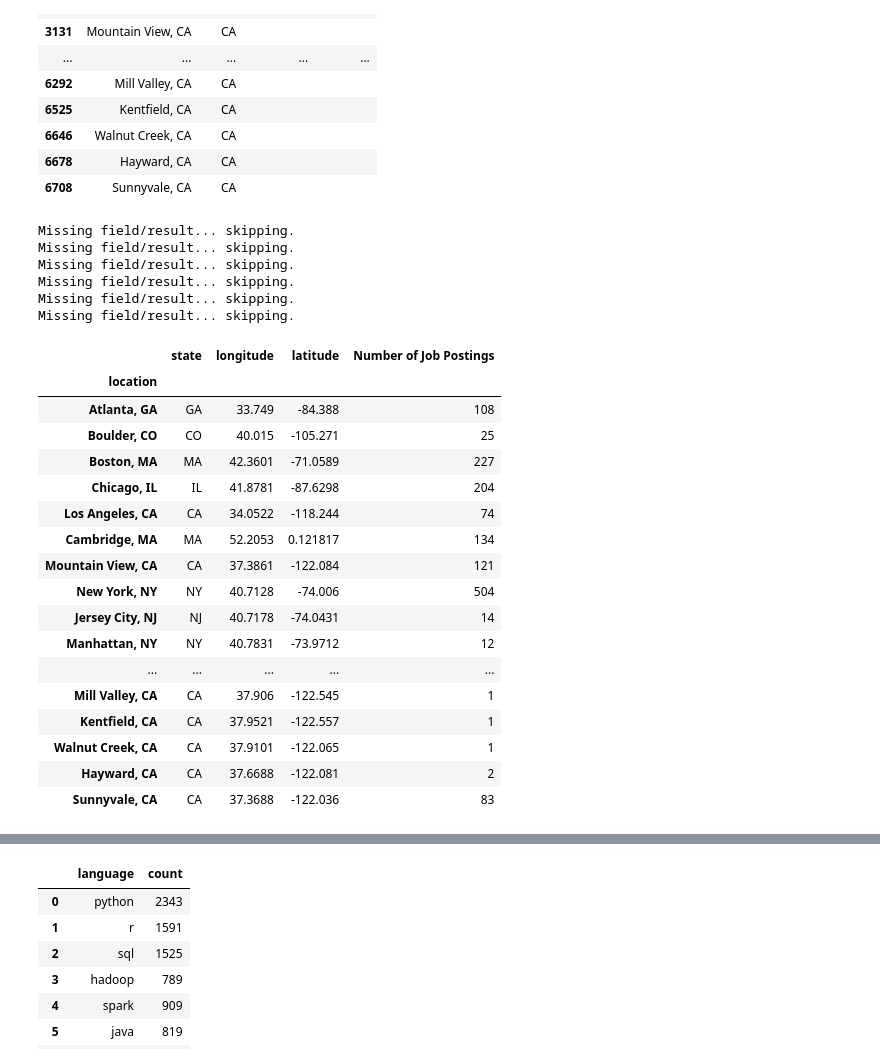
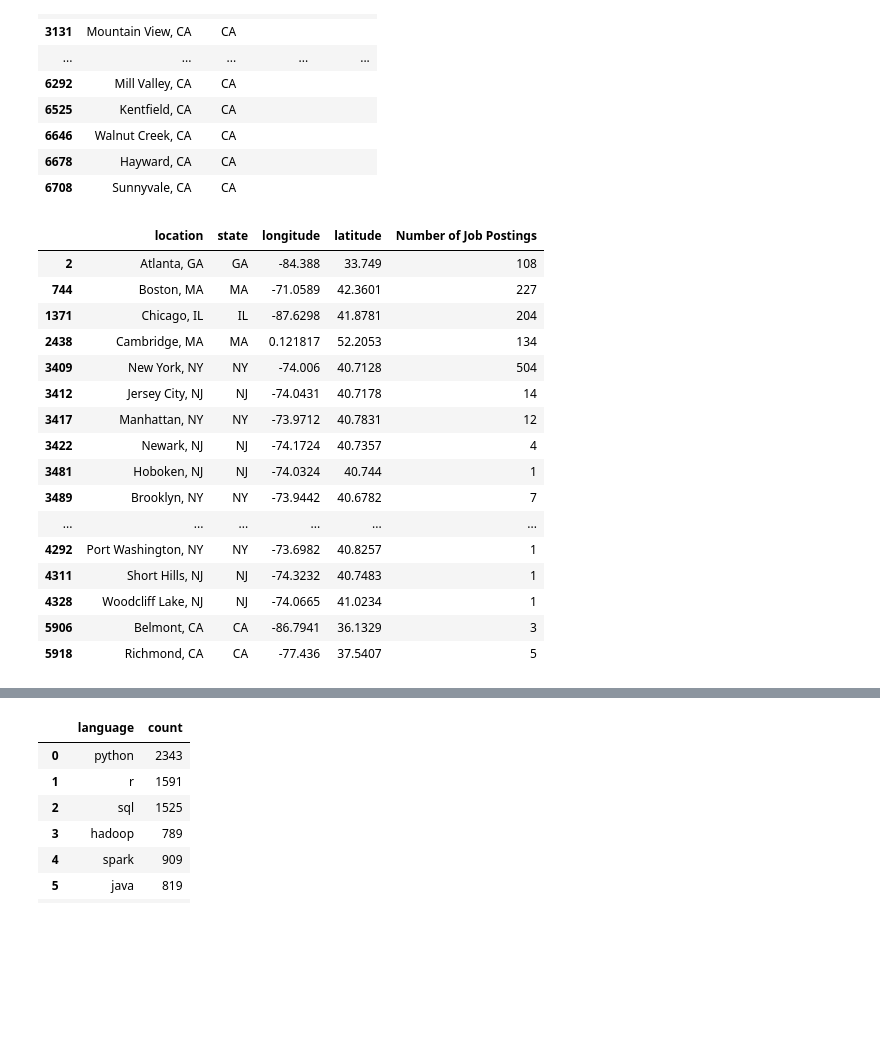
Before and after one commit to krithikaragha/DataScienceJobMarket, a Jupyter notebook: Jupyter Notebook/kaggledataset.ipynb, the cells around one changed output, grey strips where cells are left out. Cells and saved outputs as stored; diff of their text form; code cells hidden in the pictures; blank space fills up the shorter version.

```diff
--- a/Jupyter Notebook/kaggledataset.ipynb
+++ b/Jupyter Notebook/kaggledataset.ipynb
@@ -192,49 +192,42 @@ for index, row in distinct_locations_df.iterrows():
     target_url = ('https://maps.googleapis.com/maps/api/geocode/json?'
     'address={0}&key={1}').format(target_city, gkey)
     geo_data = requests.get(target_url).json()
+
     try:
-        distinct_locations_df.loc[index, 'longitude'] = geo_data["results"][0]["geometry"]["location"]["lat"]
-        distinct_locations_df.loc[index, 'latitude'] = geo_data["results"][0]["geometry"]["location"]["lng"]
+        distinct_locations_df.loc[index, 'latitude'] = geo_data["results"][0]["geometry"]["location"]["lat"]
+        distinct_locations_df.loc[index, 'longitude'] = geo_data["results"][0]["geometry"]["location"]["lng"]
     except (KeyError, IndexError):
         print("Missing field/result... skipping.")
-# %% [output]
-Missing field/result... skipping.
-Missing field/result... skipping.
-Missing field/result... skipping.
-Missing field/result... skipping.
-Missing field/result... skipping.
-Missing field/result... skipping.
 # %%
-# Get the number of times a location popped up (using the original dataframe)
-weights_group = df.groupby(["location"])
-weights = weights_group["location"].count()
-
+# Get the number of times a location popped up (using the original dataframe
 # Create a new column in the distinct locations dataframe for number of instances
-distinct_locations_df["Number of Job Postings"] = weights
+distinct_locations_df["Number of Job Postings"] = df.groupby(["location"])['location'].transform('count')
 
 # Delete empty rows
 non_empty_rows = distinct_locations_df["longitude"] != ""
 distinct_locations_df = distinct_locations_df[non_empty_rows]
 
+# Delete rows with incorrect longitude values
+distinct_locations_df = distinct_locations_df[(distinct_locations_df['longitude'] > -90) & (distinct_locations_df['longitude'] < 90)]
+
 distinct_locations_df
 # %% [output]
-|  | state | longitude | latitude | Number of Job Postings |
-| location |  |  |  |  |
-| Atlanta, GA | GA | 33.749 | -84.388 | 108 |
-| Boulder, CO | CO | 40.015 | -105.271 | 25 |
-| Boston, MA | MA | 42.3601 | -71.0589 | 227 |
-| Chicago, IL | IL | 41.8781 | -87.6298 | 204 |
-| Los Angeles, CA | CA | 34.0522 | -118.244 | 74 |
-| Cambridge, MA | MA | 52.2053 | 0.121817 | 134 |
-| Mountain View, CA | CA | 37.3861 | -122.084 | 121 |
-| New York, NY | NY | 40.7128 | -74.006 | 504 |
-| Jersey City, NJ | NJ | 40.7178 | -74.0431 | 14 |
-| Manhattan, NY | NY | 40.7831 | -73.9712 | 12 |
-| ... | ... | ... | ... | ... |
-| Mill Valley, CA | CA | 37.906 | -122.545 | 1 |
-| Kentfield, CA | CA | 37.9521 | -122.557 | 1 |
-| Walnut Creek, CA | CA | 37.9101 | -122.065 | 1 |
-| Hayward, CA | CA | 37.6688 | -122.081 | 2 |
-| Sunnyvale, CA | CA | 37.3688 | -122.036 | 83 |
+|  | location | state | longitude | latitude | Number of Job Postings |
+| 2 | Atlanta, GA | GA | -84.388 | 33.749 | 108 |
+| 744 | Boston, MA | MA | -71.0589 | 42.3601 | 227 |
+| 1371 | Chicago, IL | IL | -87.6298 | 41.8781 | 204 |
+| 2438 | Cambridge, MA | MA | 0.121817 | 52.2053 | 134 |
+| 3409 | New York, NY | NY | -74.006 | 40.7128 | 504 |
+| 3412 | Jersey City, NJ | NJ | -74.0431 | 40.7178 | 14 |
+| 3417 | Manhattan, NY | NY | -73.9712 | 40.7831 | 12 |
+| 3422 | Newark, NJ | NJ | -74.1724 | 40.7357 | 4 |
+| 3481 | Hoboken, NJ | NJ | -74.0324 | 40.744 | 1 |
+| 3489 | Brooklyn, NY | NY | -73.9442 | 40.6782 | 7 |
+| ... | ... | ... | ... | ... | ... |
+| 4292 | Port Washington, NY | NY | -73.6982 | 40.8257 | 1 |
+| 4311 | Short Hills, NJ | NJ | -74.3232 | 40.7483 | 1 |
+| 4328 | Woodcliff Lake, NJ | NJ | -74.0665 | 41.0234 | 1 |
+| 5906 | Belmont, CA | CA | -86.7941 | 36.1329 | 3 |
+| 5918 | Richmond, CA | CA | -77.436 | 37.5407 | 5 |
 # %%
 # Store latitude and longitude in locations
```
Also changed, not shown: parts of 9 cells of this notebook, 15 other files.
